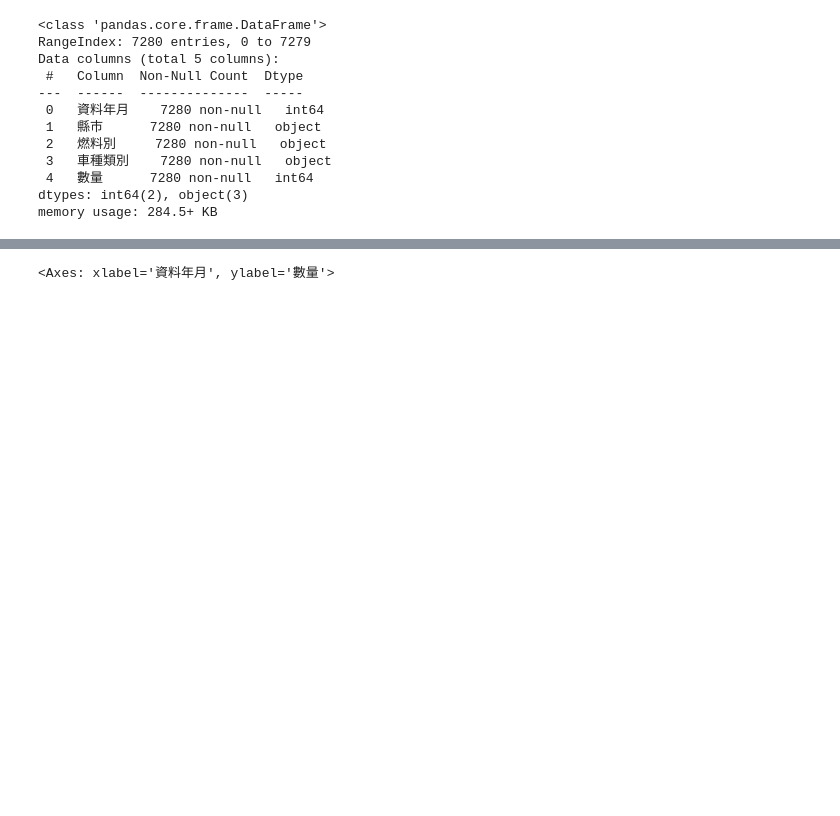
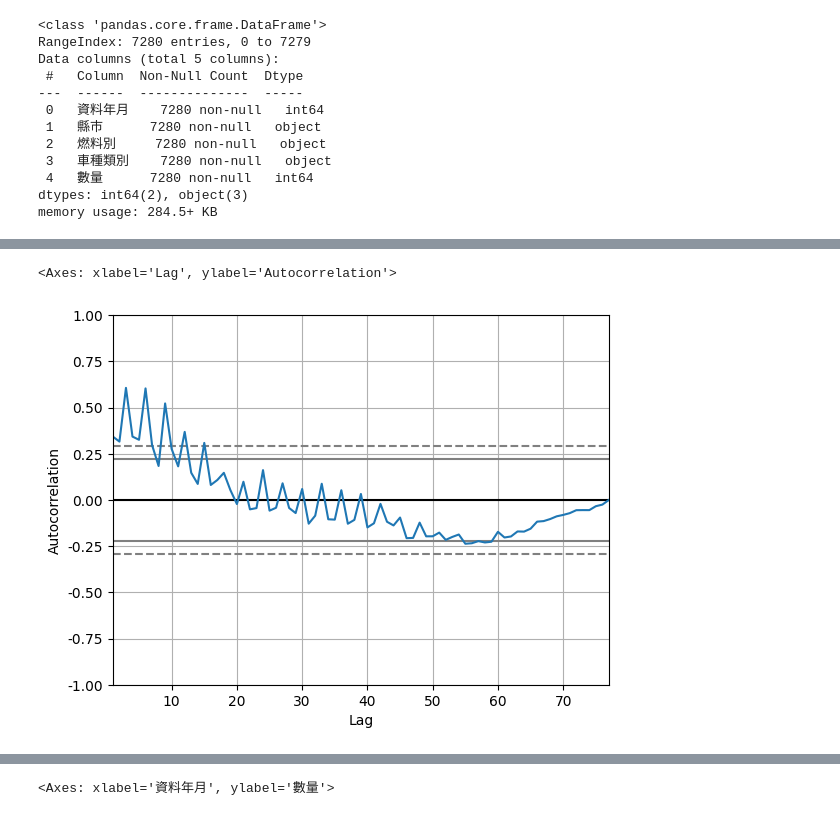
Before and after one commit to lilyleungch/erbscope99, a Jupyter notebook: data_cleansing/data_ploting.ipynb, the cells around one changed output, grey strips where cells are left out. Cells and saved outputs as stored; diff of their text form; code cells hidden in the pictures; blank space fills up the shorter version.

```diff
--- a/data_cleansing/data_ploting.ipynb
+++ b/data_cleansing/data_ploting.ipynb
@@ -65,0 +86,6 @@ taipei_sales.sample(20)
+# %%
+from pandas.plotting import autocorrelation_plot
+autocorrelation_plot(taipei_sales_electric_small_car)
+# %% [output]
+<Axes: xlabel='Lag', ylabel='Autocorrelation'>
+[figure, added]
```
Also changed, not shown: parts of 7 cells of this notebook.
